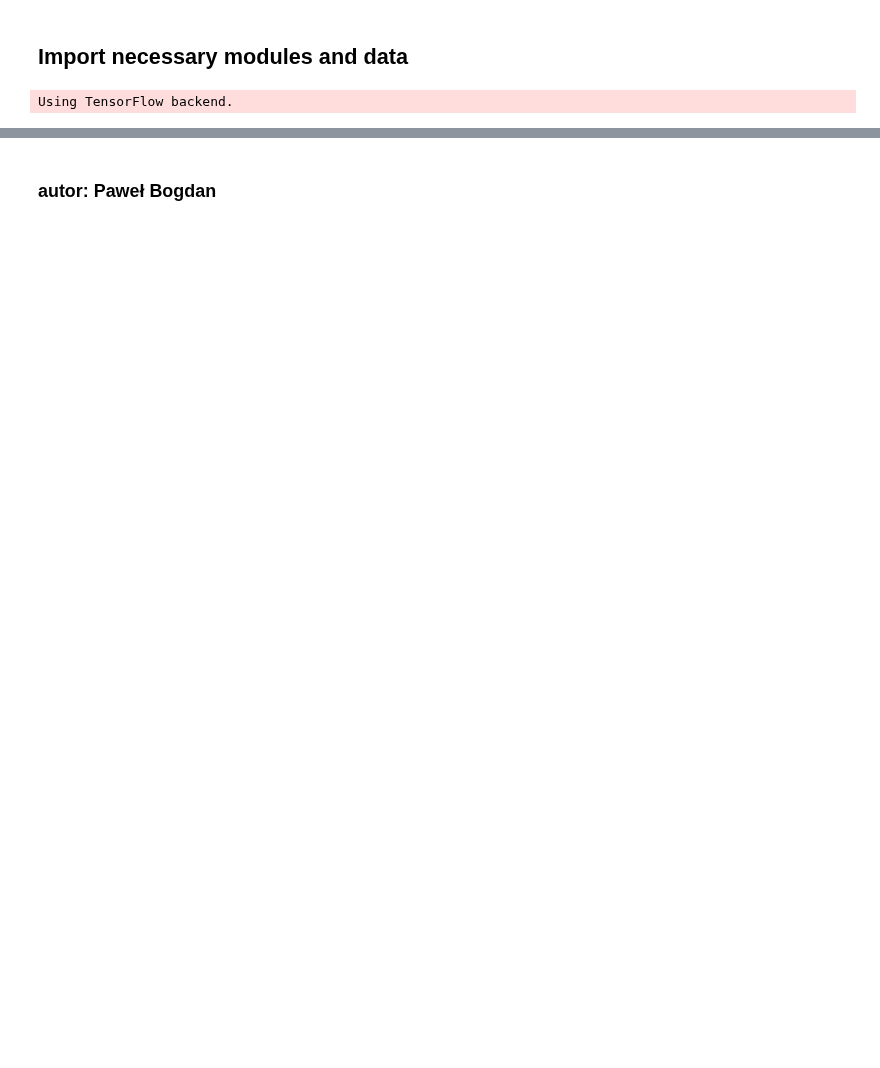
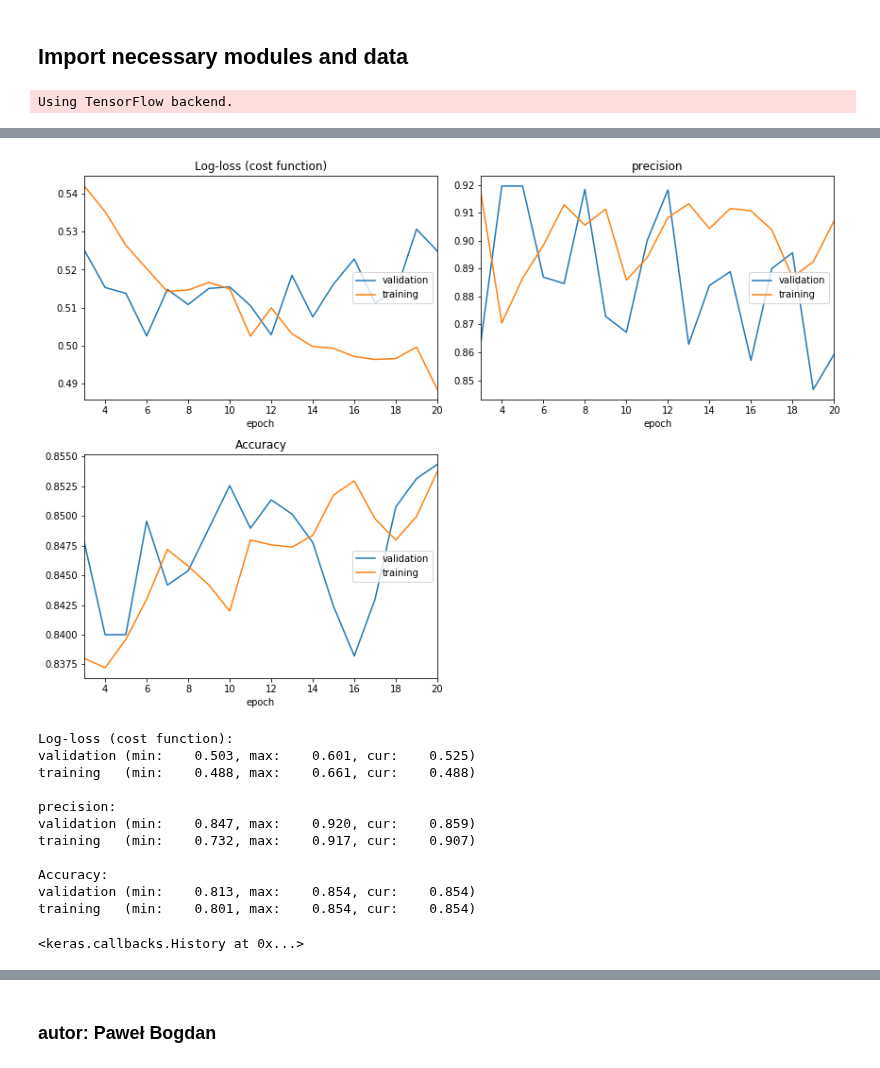
Before and after one commit to Dalthirr/NeuralNetworks, a Jupyter notebook: models_script/model_2.ipynb, the cells around one changed output, grey strips where cells are left out. Cells and saved outputs as stored; diff of their text form; code cells hidden in the pictures; blank space fills up the shorter version.

Commit message:
repairing model 1 nad 2

```diff
--- a/models_script/model_2.ipynb
+++ b/models_script/model_2.ipynb
@@ -99,0 +29,10 @@ es = EarlyStopping(monitor='val_precision', mode='max', verbose=1, patience=3)
+# %%
+X = pd.read_csv('../data/cleaned_data.csv', index_col=0)
+y = pd.read_csv('../data/labels.csv', header = None)
+
+X_test = pd.read_csv('../data/X_test.csv', index_col=0)
+X_train = pd.read_csv('../data/X_train.csv', index_col=0)
+
+
+y_train = pd.read_csv('../data/y_train.csv', index_col=0)
+y_test = pd.read_csv('../data/y_test.csv', index_col=0)
@@ -99,0 +41,3 @@ es = EarlyStopping(monitor='val_precision', mode='max', verbose=1, patience=3)
+# %%
+X_train = X_train.drop(['HasCrCard'], axis=1)
+X_test = X_test.drop(['HasCrCard'], axis=1)
@@ -99,0 +64,32 @@ es = EarlyStopping(monitor='val_precision', mode='max', verbose=1, patience=3)
+# %%
+model = Sequential()
+model.add(Dense(20, activation='relu', input_shape=(9,)))
+
+
+model.add(Dropout(0.1,))
+model.add(Dense(75, activation='relu'))
+
+
+model.add(Dense(1, activation='sigmoid'))
+
+
+model.compile(loss='binary_crossentropy',
+              optimizer='adam',
+              metrics=[keras_metrics.precision(),'accuracy'])
+
+model.fit(X_train_std, y_train, epochs=20, batch_size=2,
+           verbose=1, validation_split=0.25, callbacks = [PlotLossesKeras()], class_weight=class_weight)
+# %% [output]
+[figure, added]
+Log-loss (cost function):
+validation (min:    0.503, max:    0.601, cur:    0.525)
+training   (min:    0.488, max:    0.661, cur:    0.488)
+
+precision:
+validation (min:    0.847, max:    0.920, cur:    0.859)
+training   (min:    0.732, max:    0.917, cur:    0.907)
+
+Accuracy:
+validation (min:    0.813, max:    0.854, cur:    0.854)
+training   (min:    0.801, max:    0.854, cur:    0.854)
+<keras.callbacks.History at 0x...>
```
Also changed, not shown: parts of 16 cells of this notebook, 1 other file.
